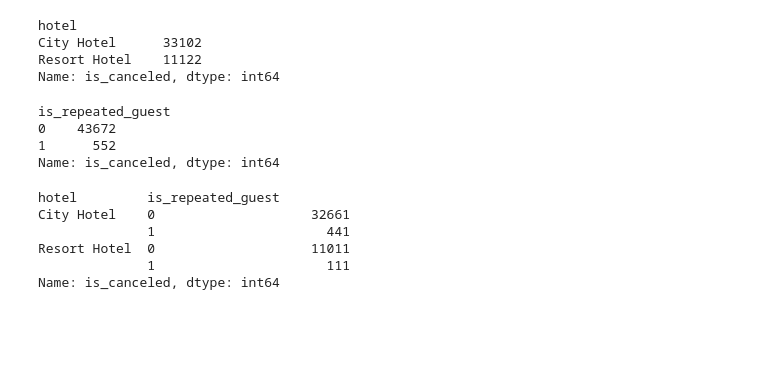
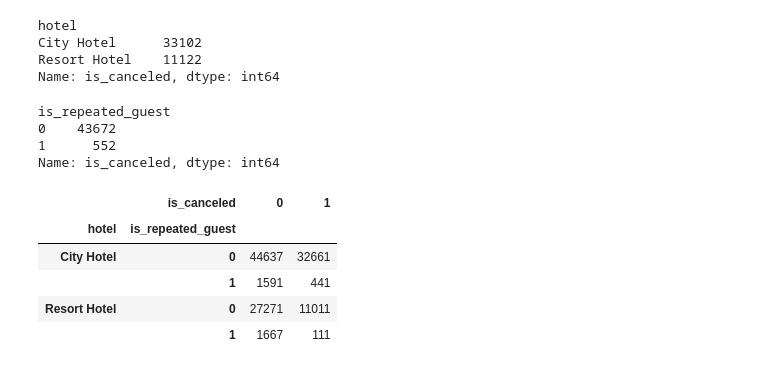
Before and after one commit to Efremenkov/data-scientist-levelup, a Jupyter notebook: 03_data_analysis/05_pandas_groupby.ipynb, the cells around one changed output. Drawn from its saved outputs; the diff is of its cells as text; code cells hidden in the pictures; blank space fills up the shorter version.

Commit message:
fix: pandas groupby

```diff
--- a/03_data_analysis/05_pandas_groupby.ipynb
+++ b/03_data_analysis/05_pandas_groupby.ipynb
@@ -141,11 +151,11 @@ Name: is_canceled, dtype: int64
 # %%
 # подсчитать, сколько было отмен (is_canceled) у повторных посетителей и новых (is_repeated_guest)
 # для City и Resort отелей
-df.groupby(by=['hotel','is_repeated_guest']).is_canceled.sum()
+df.groupby(['hotel', "is_repeated_guest", "is_canceled"])["is_canceled"].aggregate('count').unstack()
 # %% [output]
-hotel         is_repeated_guest
-City Hotel    0                    32661
-              1                      441
-Resort Hotel  0                    11011
-              1                      111
-Name: is_canceled, dtype: int64
+|  | is_canceled | 0 | 1 |
+| hotel | is_repeated_guest |  |  |
+| City Hotel | 0 | 44637 | 32661 |
+|  | 1 | 1591 | 441 |
+| Resort Hotel | 0 | 27271 | 11011 |
+|  | 1 | 1667 | 111 |
```
Also changed, not shown: parts of 1 cell of this notebook.
